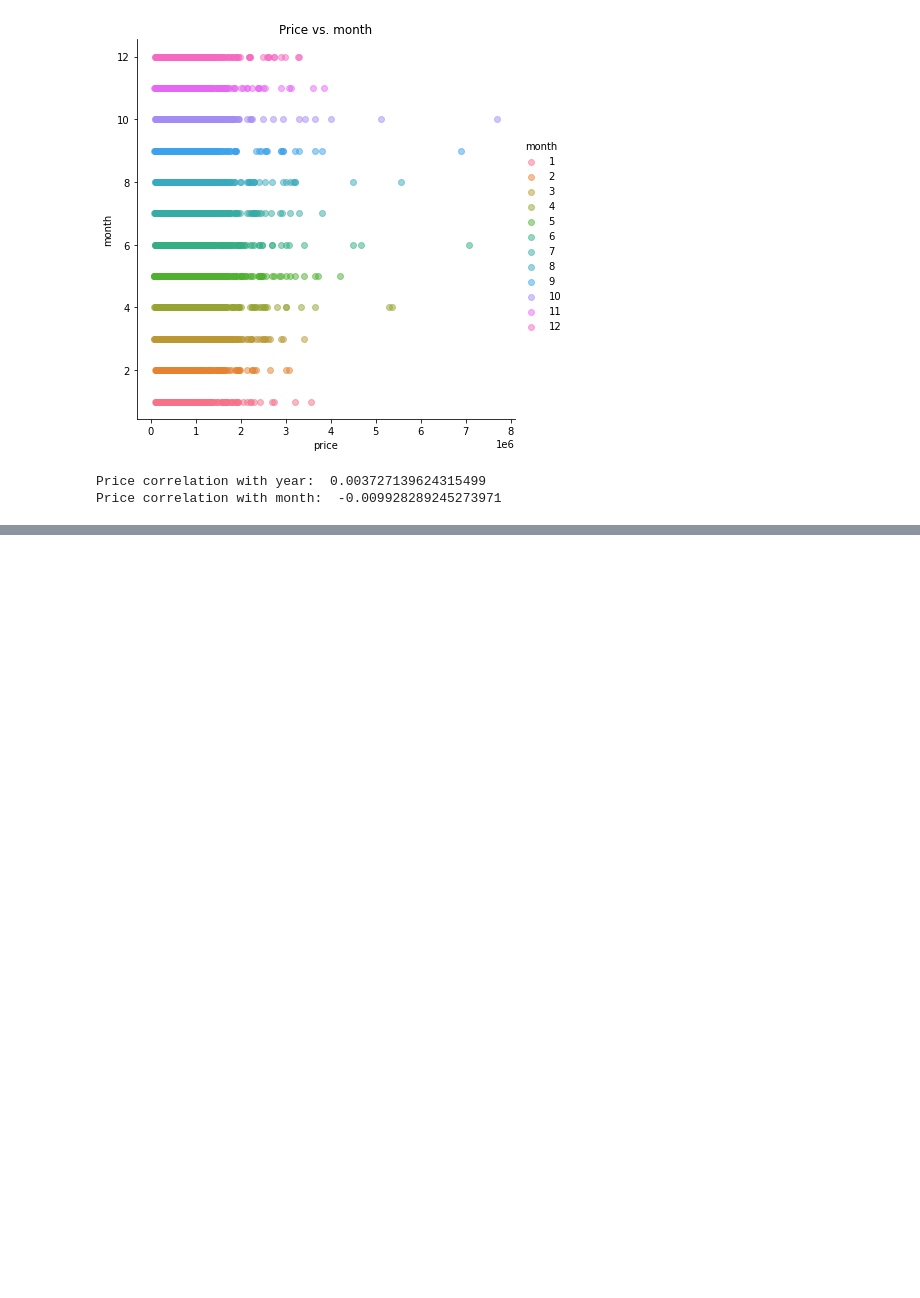
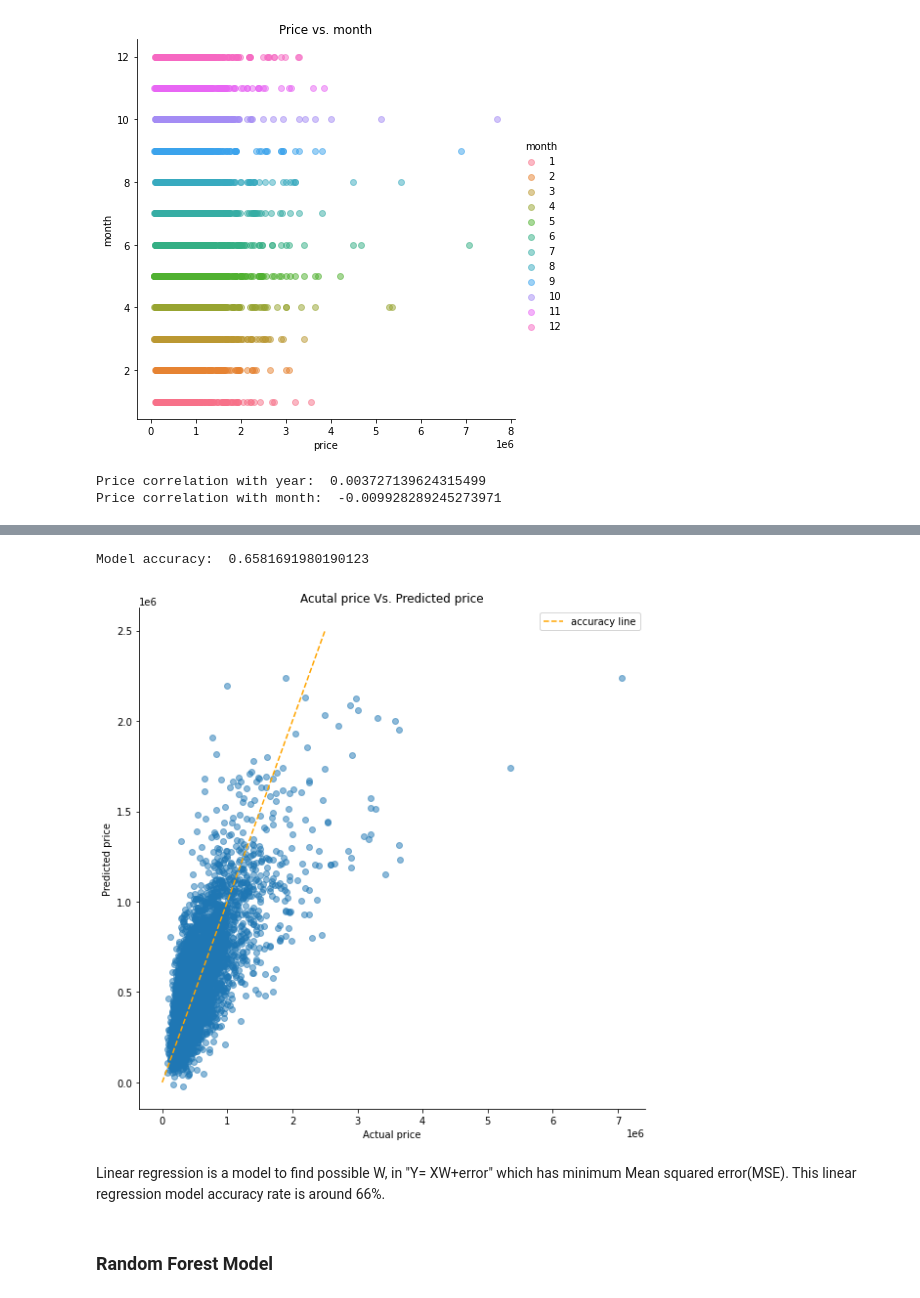
Before and after one commit to wentaowv/cse351, a Jupyter notebook: project.ipynb, the cells around one changed output, grey strips where cells are left out. Cells and saved outputs as stored; diff of their text form; code cells hidden in the pictures; blank space fills up the shorter version.

```diff
--- a/project.ipynb
+++ b/project.ipynb
@@ -143,0 +158,5 @@ ax = sns.scatterplot(x=wealthy.lat, y=wealthy.long, hue=wealthy.price)
+# %%
+X=df[['bedrooms','bathrooms','sqft_living15','sqft_lot15','floors','waterfront',"condition","yr_built","zipcode","view",
+      "yr_renovated"]]
+y=df['price']
+X_train, X_test, y_train, y_test = train_test_split(X, y, test_size=0.3)
@@ -143,0 +171,5 @@ ax = sns.scatterplot(x=wealthy.lat, y=wealthy.long, hue=wealthy.price)
+# %%
+reg = LinearRegression()
+reg.fit(X_train,y_train)
+coeff_df = pd.DataFrame(reg.coef_, X.columns, columns=['Coefficient'])
+coeff_df
@@ -143,0 +189,4 @@ ax = sns.scatterplot(x=wealthy.lat, y=wealthy.long, hue=wealthy.price)
+# %%
+y_predit = reg.predict(X_test)
+accurate_rate=1-np.mean(np.abs(y_predit-y_test)/y_test)
+print("Accuracy: ",accurate_rate)
@@ -143,0 +195,3 @@ ax = sns.scatterplot(x=wealthy.lat, y=wealthy.long, hue=wealthy.price)
+# %%
+result = pd.DataFrame({'Actual price': y_test, 'Predicted price': y_predit})
+result.head(8)
@@ -143,0 +208,14 @@ ax = sns.scatterplot(x=wealthy.lat, y=wealthy.long, hue=wealthy.price)
+# %%
+g = sns.FacetGrid(result,height=8)
+g.map(plt.scatter,'Actual price','Predicted price',alpha=0.5)
+plt.plot([0,2500000],[0,2500000],ls='--',color='orange',label='accuracy line')
+plt.title("Acutal price Vs. Predicted price")
+plt.legend()
+print("Model accuracy: ",accurate_rate)
+# %% [output]
+Model accuracy:  0.6581691980190123
+[figure, added]
+# %% [markdown]
+Linear regression is a model to find possible W, in "Y= XW+error" which has minimum Mean squared error(MSE). This linear regression model accuracy rate is around 66%.
+# %% [markdown]
+### Random Forest Model
```
Also changed, not shown: parts of 20 cells of this notebook.
